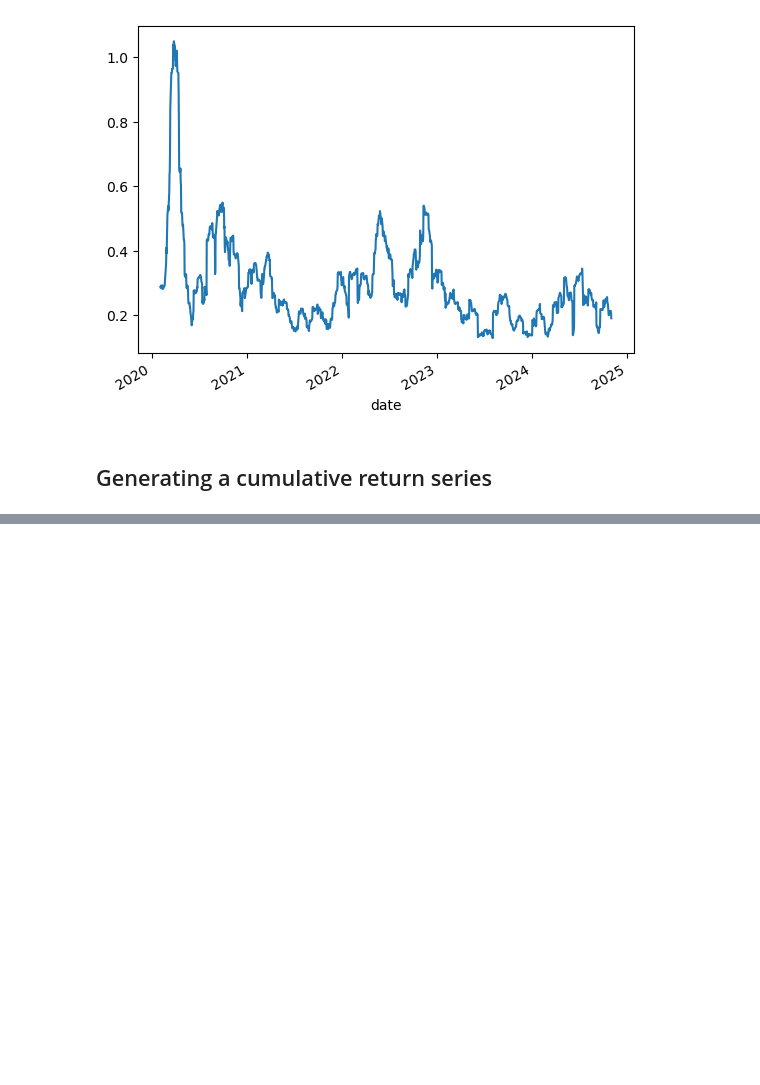
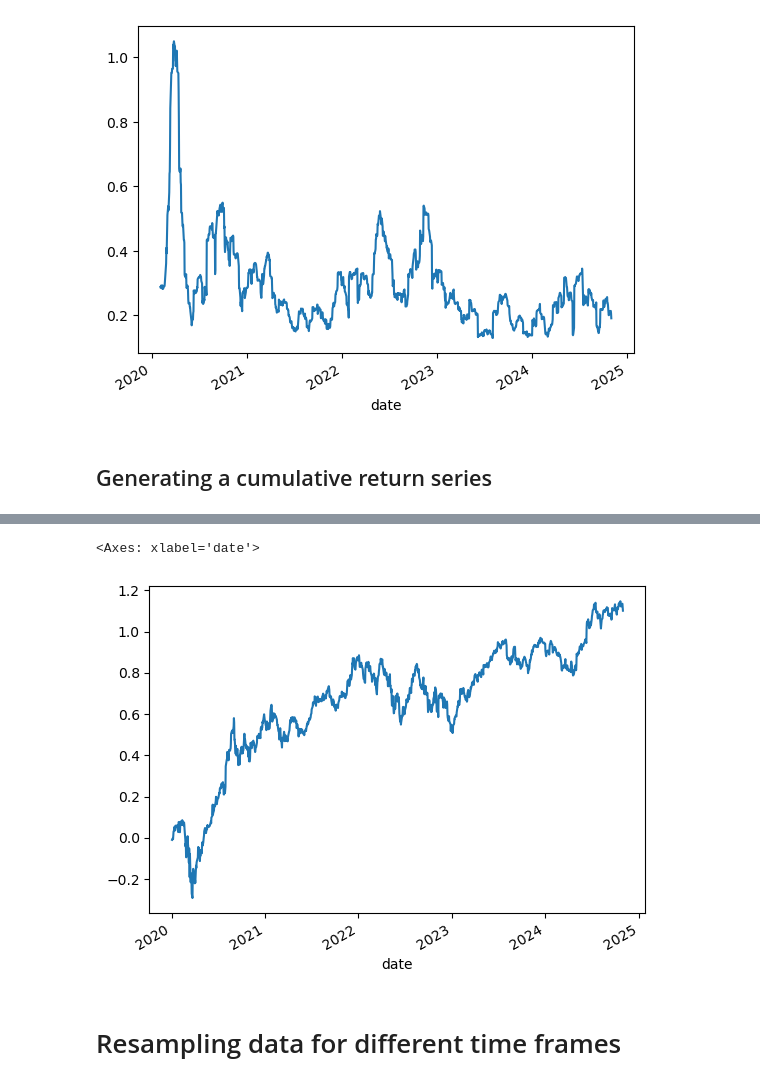
Before and after one commit to MichalPoleszczuk/Books, a Jupyter notebook: Python_for_Algorithmic_Trading_Cookbook/Chapter2/Notes_to_Chapter2.ipynb, the cells around one changed output, grey strips where cells are left out. Drawn from its saved outputs; the diff is of its cells as text; code cells hidden in the pictures; blank space fills up the shorter version.

```diff
--- a/Python_for_Algorithmic_Trading_Cookbook/Chapter2/Notes_to_Chapter2.ipynb
+++ b/Python_for_Algorithmic_Trading_Cookbook/Chapter2/Notes_to_Chapter2.ipynb
@@ -1006,0 +1036,7 @@ close
+# %%
+cumulative_log_returns.plot()
+# %% [output]
+<Axes: xlabel='date'>
+[figure, added]
+# %% [markdown]
+# Resampling data for different time frames
```
Also changed, not shown: parts of 8 cells of this notebook.
